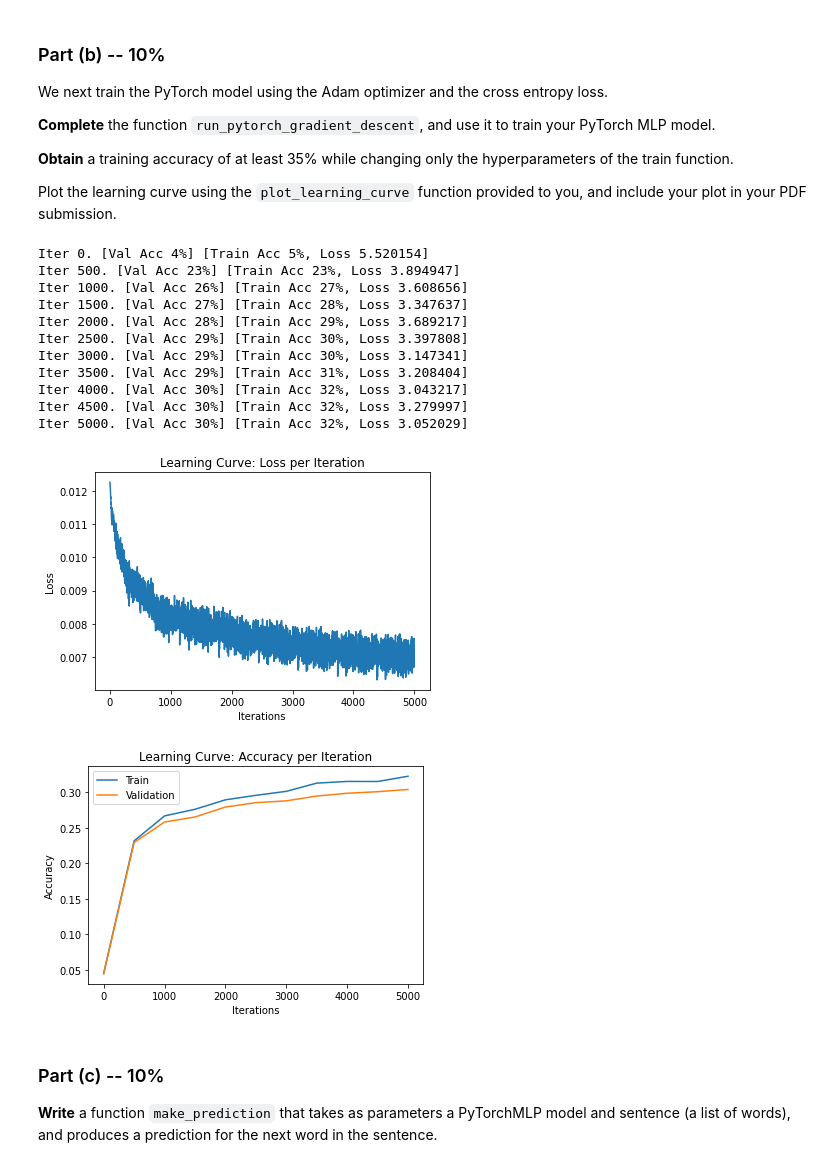
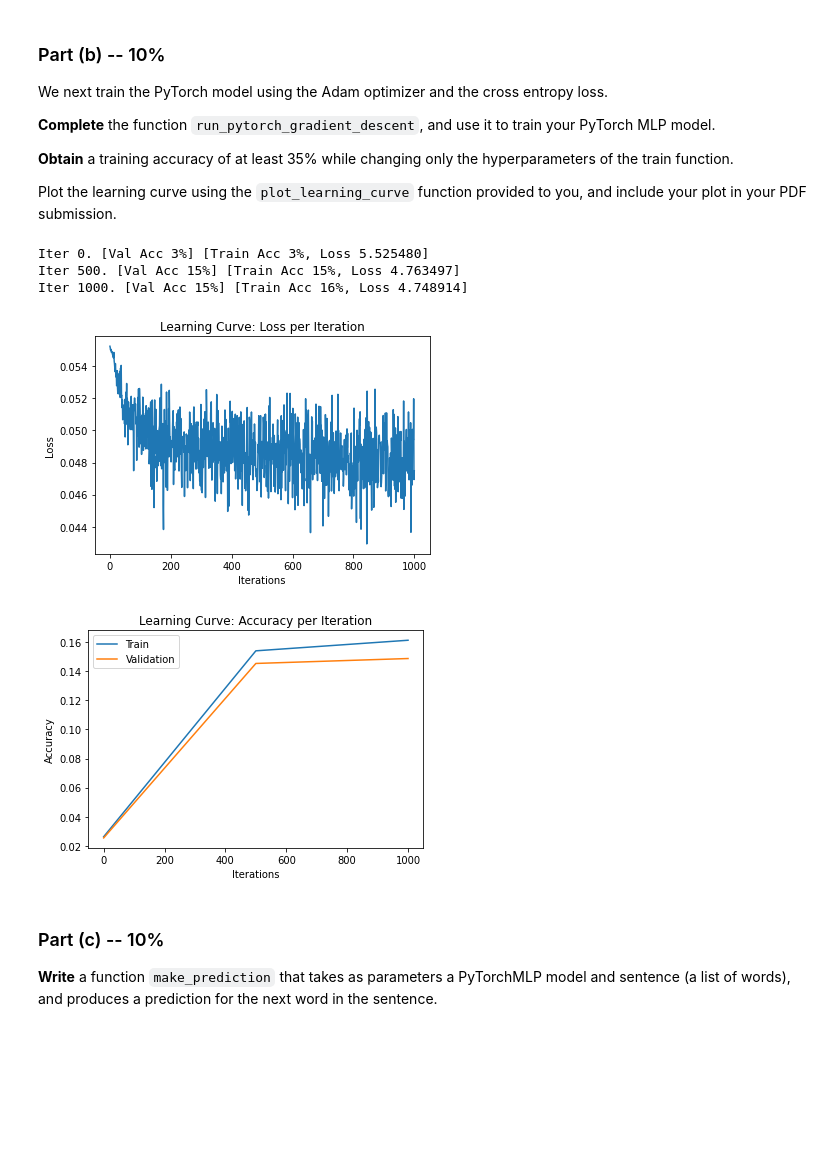
Before and after one commit to aradgast/DeepLearningCourse, a Jupyter notebook: Assignment2_arad.ipynb, the cells around one changed output. Drawn from its saved outputs; the diff is of its cells as text; code cells hidden in the pictures; blank space fills up the shorter version.

```diff
--- a/Assignment2_arad.ipynb
+++ b/Assignment2_arad.ipynb
@@ -320,7 +320,7 @@ class PyTorchMLP(nn.Module):
         # print('x1 shape = ', x1.shape)
         y = nn.functional.relu(self.layer2(x1))
         # print('y shape = ', y.shape)
-        return nn.functional.log_softmax(y)
+        return y
         # TODO: complete this function
         # Note that we will be using the nn.CrossEntropyLoss(), which computes the softmax operation internally, as loss criterion
 # %% [markdown]
@@ -417,20 +417,19 @@ def run_pytorch_gradient_descent(model,
             xt = torch.Tensor(xt)
             st = torch.Tensor(st).long()
 
+            model.zero_grad()                               # a clean up step for PyTorch
             zs = model(xt)                                  # compute prediction logit
             loss = criterion(zs,st)                         # compute the total loss
             loss.backward()                                 # compute updates for each parameter
+            optimizer.step()                                # make the updates for each parameter
 
-            with torch.no_grad():
-              for param in model.parameters():
-                param -= learning_rate * param.grad         # make the updates for each parameter
-            model.zero_grad()                               # a clean up step for PyTorch
 
             # save the current training information
             iters.append(n)
             losses.append(float(loss)/batch_size)  # compute *average* loss
 
             if n % 500 == 0:
+                # learning_rate -= 0.005
                 iters_sub.append(n)
                 train_cost = float(loss.detach().numpy())
                 train_acc = estimate_accuracy_torch(model, train_data)
@@ -470,27 +469,18 @@ def plot_learning_curve(iters, losses, iters_sub, train_accs, val_accs):
 # %%
 pytorch_mlp = PyTorchMLP()
 learning_curve_info = run_pytorch_gradient_descent(pytorch_mlp,
-                                                   batch_size = 450,
-                                                   learning_rate=1.6,
-                                                   weight_decay=0.08,
-                                                   max_iters=5000)
+                                      batch_size = 100,
+                                      learning_rate=0.003,
+                                      weight_decay=0)
 
 
 plot_learning_curve(*learning_curve_info)
 # %% [output]
-Iter 0. [Val Acc 4%] [Train Acc 5%, Loss 5.520154]
-Iter 500. [Val Acc 23%] [Train Acc 23%, Loss 3.894947]
-Iter 1000. [Val Acc 26%] [Train Acc 27%, Loss 3.608656]
-Iter 1500. [Val Acc 27%] [Train Acc 28%, Loss 3.347637]
-Iter 2000. [Val Acc 28%] [Train Acc 29%, Loss 3.689217]
-Iter 2500. [Val Acc 29%] [Train Acc 30%, Loss 3.397808]
-Iter 3000. [Val Acc 29%] [Train Acc 30%, Loss 3.147341]
-Iter 3500. [Val Acc 29%] [Train Acc 31%, Loss 3.208404]
-Iter 4000. [Val Acc 30%] [Train Acc 32%, Loss 3.043217]
-Iter 4500. [Val Acc 30%] [Train Acc 32%, Loss 3.279997]
-Iter 5000. [Val Acc 30%] [Train Acc 32%, Loss 3.052029]
+Iter 0. [Val Acc 3%] [Train Acc 3%, Loss 5.525480]
+Iter 500. [Val Acc 15%] [Train Acc 15%, Loss 4.763497]
+Iter 1000. [Val Acc 15%] [Train Acc 16%, Loss 4.748914]
-[figure, old version]
+[figure, new version]
-[figure, old version]
+[figure, new version]
 # %% [markdown]
 ### Part (c) -- 10%
 **Write** a function `make_prediction` that takes as parameters
```
Also changed, not shown: parts of 9 cells of this notebook.
